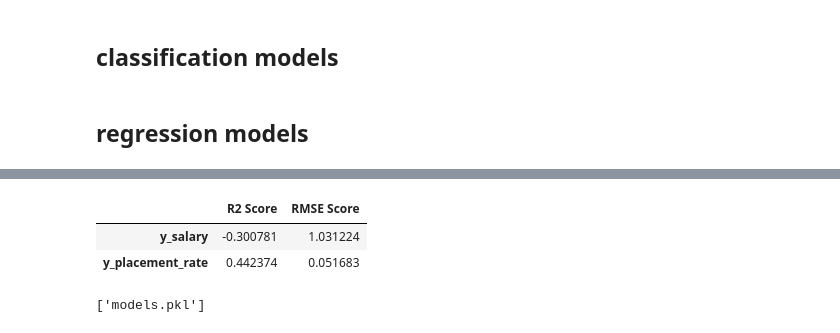
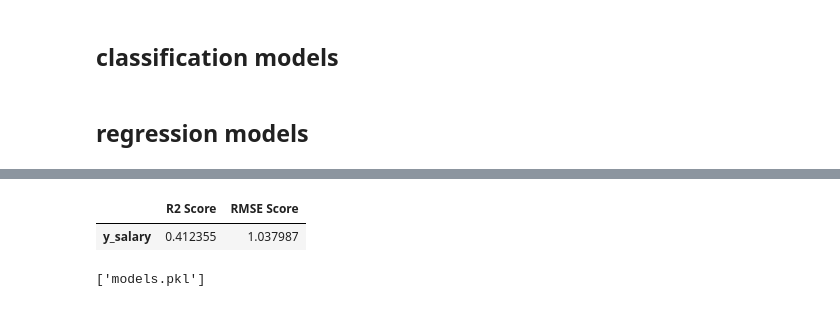
Before and after one commit to varuchi09/Career-Success, a Jupyter notebook: model.ipynb, the cells around one changed output, grey strips where cells are left out. Saved outputs shown, nothing was run; the diff lists cells and outputs as text; code cells hidden in the pictures.

Commit message:
model enhanced

```diff
--- a/model.ipynb
+++ b/model.ipynb
@@ -156,7 +173,7 @@ array([0.693, 0.606, 0.697, 0.638, 0.691, 0.592, 0.702, 0.468, 0.738,
 # %%
 num_cols = df.drop(columns = ['branch', 'region', 'internship_quality', 'market_demand', 'placed_3m', 'placed_6m', 'placed_12m', 'salary_lpa', 'placement_rate']).columns.tolist()
 # %%
-ct = ColumnTransformer(transformers = [('num', StandardScaler(), num_cols),
+ct = ColumnTransformer(transformers = [('num', 'passthrough', num_cols),
                                        ('ohe', OneHotEncoder(drop = 'first', sparse_output = False, handle_unknown = 'ignore'), ['branch', 'region']),
                                        ('oe', OrdinalEncoder(categories = [['none', 'low', 'medium', 'high'],['low','medium','high']]), ['internship_quality', 'market_demand'])
 
@@ -172,15 +189,17 @@ clf_pipe = Pipeline([('ct', ct),
 ## ii. Regression pipeline
 # %%
 reg_pipe = Pipeline([('ct', ct),
-                    ('model', XGBRegressor(n_estimators=300,
-    learning_rate=0.05,
-    max_depth=5,
-    subsample=0.8))])
+                    ('model', XGBRegressor(n_estimators=500,
+    learning_rate=0.03,
+    max_depth=6,
+    subsample=0.9,
+    colsample_bytree=0.9,
+    random_state=42))])
 # %% [markdown]
 # Splitting dataset
 # %%
-x = df.drop(columns = ['placed_3m', 'placed_6m', 'placed_12m', 'salary_lpa', 'placement_rate'])
-y = df[['placed_3m', 'placed_6m', 'placed_12m', 'salary_lpa', 'placement_rate']]
+x = df.drop(columns = ['placed_3m', 'placed_6m', 'placed_12m', 'salary_lpa'])
+y = df[['placed_3m', 'placed_6m', 'placed_12m', 'salary_lpa']]
 
 x_train, x_test, y_train, y_test = train_test_split(x, y, test_size = 0.2, random_state = 42)
 # %%
@@ -248,11 +268,11 @@ acc_score_y12 = accuracy_score(y12m_pred, y_12m_test)
 # %% [markdown]
 ## regression models
 # %%
-r2_sal = r2_score(y_sal_pred, y_sal_test)
-r2_rate = r2_score(y_p_rate_pred, y_placement_rate_test)
+r2_sal = r2_score(y_sal_test, y_sal_pred)
+#r2_rate = r2_score(y_p_rate_pred, y_placement_rate_test)
 
-rmse_sal = np.sqrt(mean_squared_error(y_sal_pred, y_sal_test))
-rmse_rate = np.sqrt(mean_squared_error(y_p_rate_pred, y_placement_rate_test))
+rmse_sal = np.sqrt(mean_squared_error(y_sal_test, y_sal_pred))
+#rmse_rate = np.sqrt(mean_squared_error(y_p_rate_pred, y_placement_rate_test))
 # %%
 performance_c = pd.DataFrame({'F1 Score' : [f1_score_y3, f1_score_y6, f1_score_y12], 'Accuracy Score' : [acc_score_y3, acc_score_y6, acc_score_y12]},
                             index = ['y_3m', 'y_6m', 'y_12m'])
@@ -265,9 +285,8 @@ performance_c
 # %%
-performance_r = pd.DataFrame({'R2 Score' : [r2_sal, r2_rate], 'RMSE Score' : [rmse_sal, rmse_rate]},
-                            index = ['y_salary', 'y_placement_rate'])
+performance_r = pd.DataFrame({'R2 Score' : [r2_sal], 'RMSE Score' : [rmse_sal]},
+                            index = ['y_salary'])
 performance_r
 # %% [output]
 |  | R2 Score | RMSE Score |
-| y_salary | -0.300781 | 1.031224 |
-| y_placement_rate | 0.442374 | 0.051683 |
+| y_salary | 0.412355 | 1.037987 |
 # %%
```
Also changed, not shown: parts of 11 cells of this notebook.
